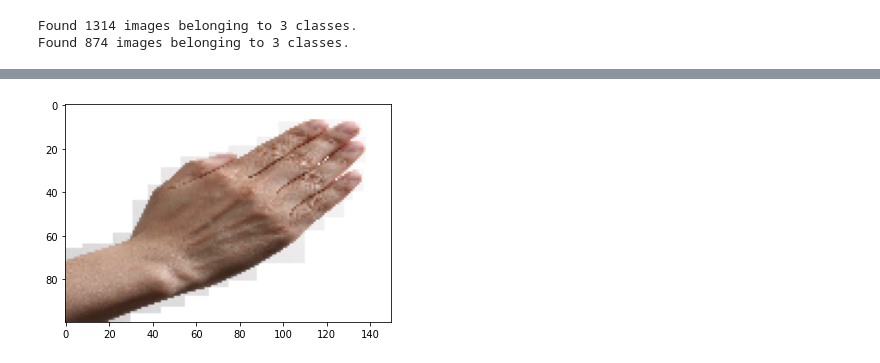
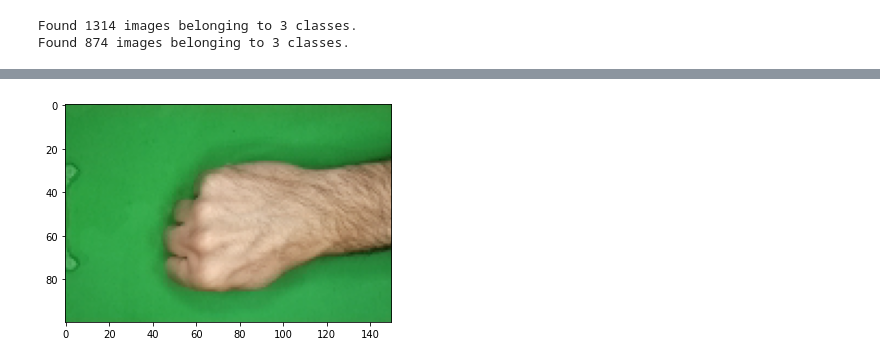
Before and after one commit to SAIG-KMITL/Rock-Paper-Scissors-Image-Classification, a Jupyter notebook: Rock-Paper-Scissors-Classification/Rock_Paper_Scissors_Classification.ipynb, the cells around one changed output, grey strips where cells are left out. Drawn from its saved outputs; the diff is of its cells as text; code cells hidden in the pictures.

Commit message:
editing model

```diff
--- a/Rock-Paper-Scissors-Classification/Rock_Paper_Scissors_Classification.ipynb
+++ b/Rock-Paper-Scissors-Classification/Rock_Paper_Scissors_Classification.ipynb
@@ -48,7 +42,10 @@ train_datagen = ImageDataGenerator(
     rotation_range = 20,
     horizontal_flip = True,
     shear_range = 0.2,
-    fill_mode = 'wrap',
+    fill_mode = 'nearest',
     validation_split = 0.4
 )
-train_datagen
+
+validation_datagen = ImageDataGenerator(
+      rescale = 1.0/255,
+      validation_split=0.4)
@@ -62,7 +57,7 @@ train_generator = train_datagen.flow_from_directory(
     subset = 'training'
 )
 
-validation_generator = train_datagen.flow_from_directory(
+validation_generator = validation_datagen.flow_from_directory(
     base_dir,
     target_size = (100, 150),
     class_mode = 'categorical',
@@ -109,7 +104,6 @@ history = model.fit(
     validation_data = validation_generator,
     validation_steps = 5,
     verbose = 2,
-    callbacks = [my_callbacks()]
 )
 # %% [output]
 Epoch 1/20
@@ -137,24 +131,21 @@ import matplotlib.pyplot as plt
 import matplotlib.image as mpimg
 %matplotlib inline
 
-uploaded = files.upload()
+# predict images
+path = "/content/rockpaperscissors/rock/Lz2cVZ7LSaoXHcgr.png"
+img_source = image.load_img(path, target_size = (100, 150))
+imgplot = plt.imshow(img_source)
+x = image.img_to_array(img_source)
+x = np.expand_dims(x, axis = 0)
 
-for fn in uploaded.keys():
-  # predict images
-  path = fn
-  img_source = image.load_img(path, target_size = (100, 150))
-  imgplot = plt.imshow(img_source)
-  x = image.img_to_array(img_source)
-  x = np.expand_dims(x, axis = 0)
+images = np.vstack([x])
+classes = model.predict(images, batch_size = 10)
 
-  images = np.vstack([x])
-  classes = model.predict(images, batch_size = 10)
-
-  print(fn)
-  if classes[0, 0] == 1:
-    print('paper')
-  elif classes[0, 1] == 1:
-    print('rock')
-  elif classes[0, 2] == 1:
-    print('scissors')
+print(path)
+if classes[0, 0] == 1:
+  print('paper')
+elif classes[0, 1] == 1:
+  print('rock')
+elif classes[0, 2] == 1:
+  print('scissors')
 # %% [output]
@@ -165,2 +154,2 @@ Rock-paper-scissors_(paper).png
 rock
-[figure, old version]
+[figure, new version]
```
Also changed, not shown: parts of 5 cells of this notebook.
